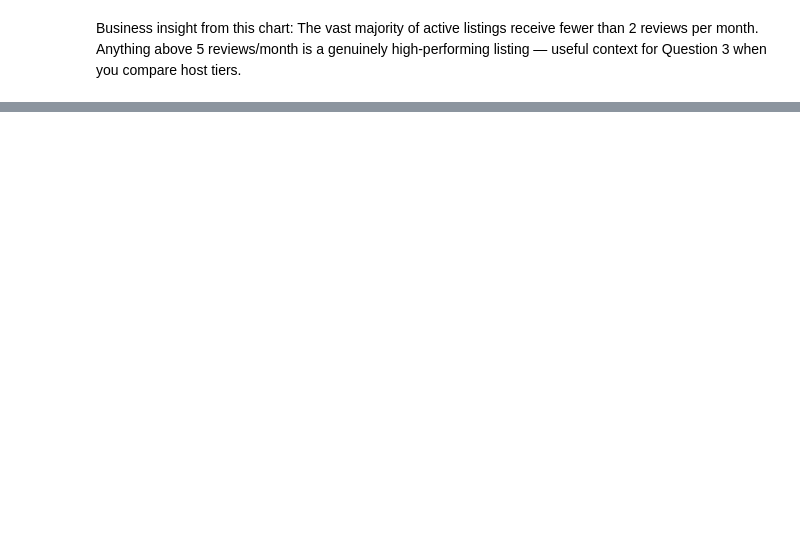
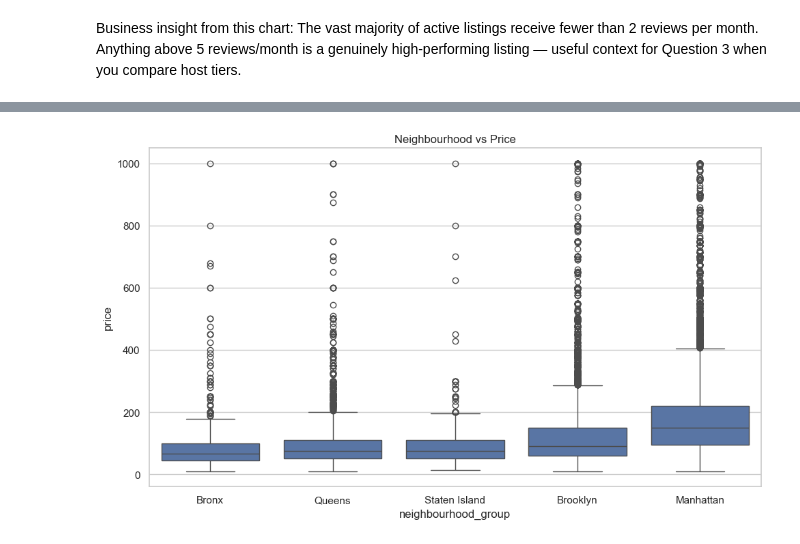
Before and after one commit to MSultanbek/airbnb-nyc-eda, a Jupyter notebook: notebooks/airbnb.ipynb, the cells around one changed output, grey strips where cells are left out. Drawn from its saved outputs; the diff is of its cells as text; code cells hidden in the pictures; blank space fills up the shorter version.

```diff
--- a/notebooks/airbnb.ipynb
+++ b/notebooks/airbnb.ipynb
@@ -376,0 +386,15 @@ Business insight from this chart: The vast majority of active listings receive f
+# %%
+fig, ax = plt.subplots(figsize=(10,6))
+
+sns.boxplot(data=df, x = 'neighbourhood_group', y = "price",
+            order= df.groupby('neighbourhood_group')["price"].median().sort_values(ascending=True).index)
+
+ax.set_title('Neighbourhood vs Price')
+ax.set_xlabel("neighbourhood_group")
+ax.set_ylabel("price")
+
+plt.tight_layout()
+plt.savefig('../visuals/Neighbourhood vs Price.png', dpi=150, bbox_inches='tight')
+plt.show()
+# %% [output]
+[figure, added]
```
Also changed, not shown: parts of 11 cells of this notebook, 5 other files.
